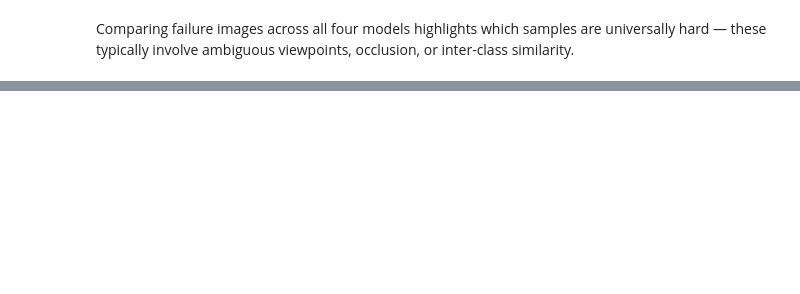
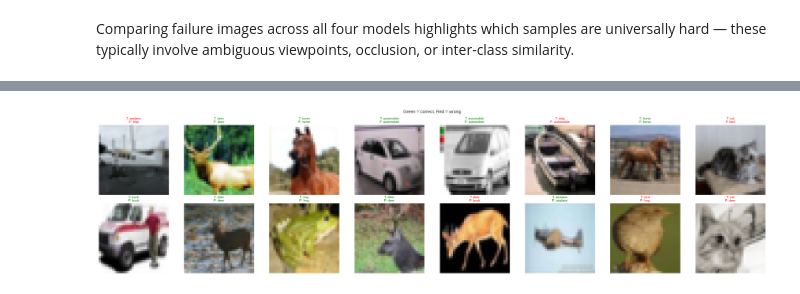
Before and after one commit to federico-rosatelli/vision-systems, a Jupyter notebook: Exercise1/exercise1.ipynb, the cells around one changed output, grey strips where cells are left out. Saved outputs shown, nothing was run; the diff lists cells and outputs as text; code cells hidden in the pictures; blank space fills up the shorter version.

Commit message:
Scheduler

```diff
--- a/Exercise1/exercise1.ipynb
+++ b/Exercise1/exercise1.ipynb
@@ -644,0 +694,29 @@ Comparing failure images across all four models highlights which samples are uni
+# %%
+cnn_sched       = CNN(num_classes=len(train_dataset.classes)).to(device)
+optimizer_sched = torch.optim.Adam(cnn_sched.parameters(), lr=BASE_LR)
+criterion_sched = nn.CrossEntropyLoss()
+scheduler       = WarmupCosineScheduler(optimizer_sched, WARMUP_STEPS, TOTAL_STEPS, BASE_LR, MIN_LR)
+
+train_losses, val_losses, loss_list, lr_recorded = [], [], [], []
+
+for epoch in range(NUM_EPOCHS_SCHED):
+    cnn_sched.train()
+    bar = tqdm(train_loader)
+    for imgs, labels in bar:
+        imgs, labels = imgs.to(device), labels.to(device)
+        preds = cnn_sched(imgs)
+        loss  = criterion_sched(preds, labels)
+        optimizer_sched.zero_grad(); loss.backward(); optimizer_sched.step()
+        current_lr = scheduler.step()
+        loss_list.append(loss.item()); lr_recorded.append(current_lr)
+        if(i % 10 == 0 or i == len(train_loader) - 1):
+            bar.set_description(f"Epoch {epoch + 1} Iter {i + 1}: loss {loss.item():.5f}. ")
+    train_losses.append(loss.item())
+
+    cnn_sched.eval(); vl = 0
+    with torch.no_grad():
+        for imgs, labels in test_loader:
+            imgs, labels = imgs.to(device), labels.to(device)
+            vl += criterion_sched(cnn_sched(imgs), labels).item()
+    val_losses.append(vl / len(test_loader))
+    cnn_sched.train()
@@ -644,0 +733,4 @@ Comparing failure images across all four models highlights which samples are uni
+# %%
+visualize_predictions(cnn_sched, test_dataset, device, flatten=False)
+# %% [output]
+[figure, added]
```
Also changed, not shown: parts of 27 cells of this notebook.
